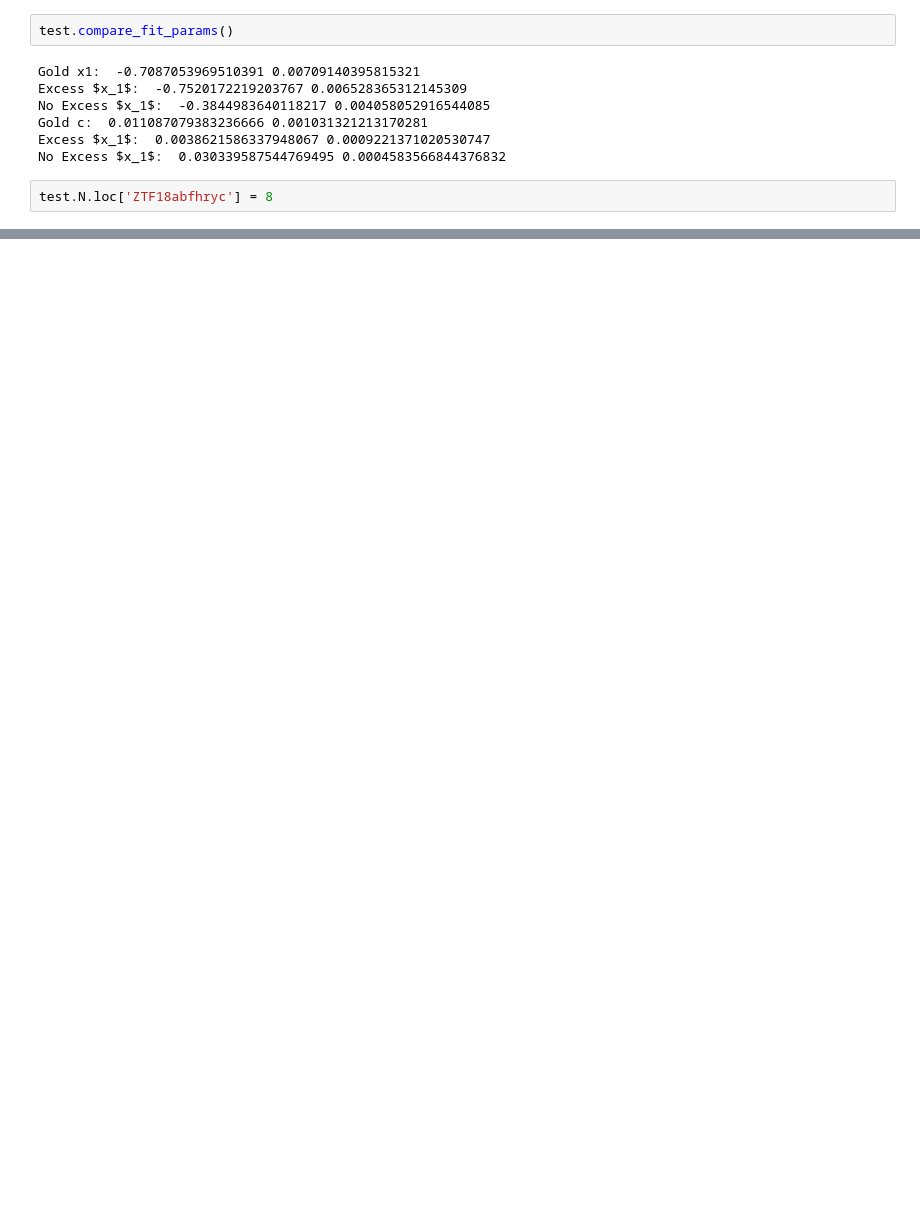
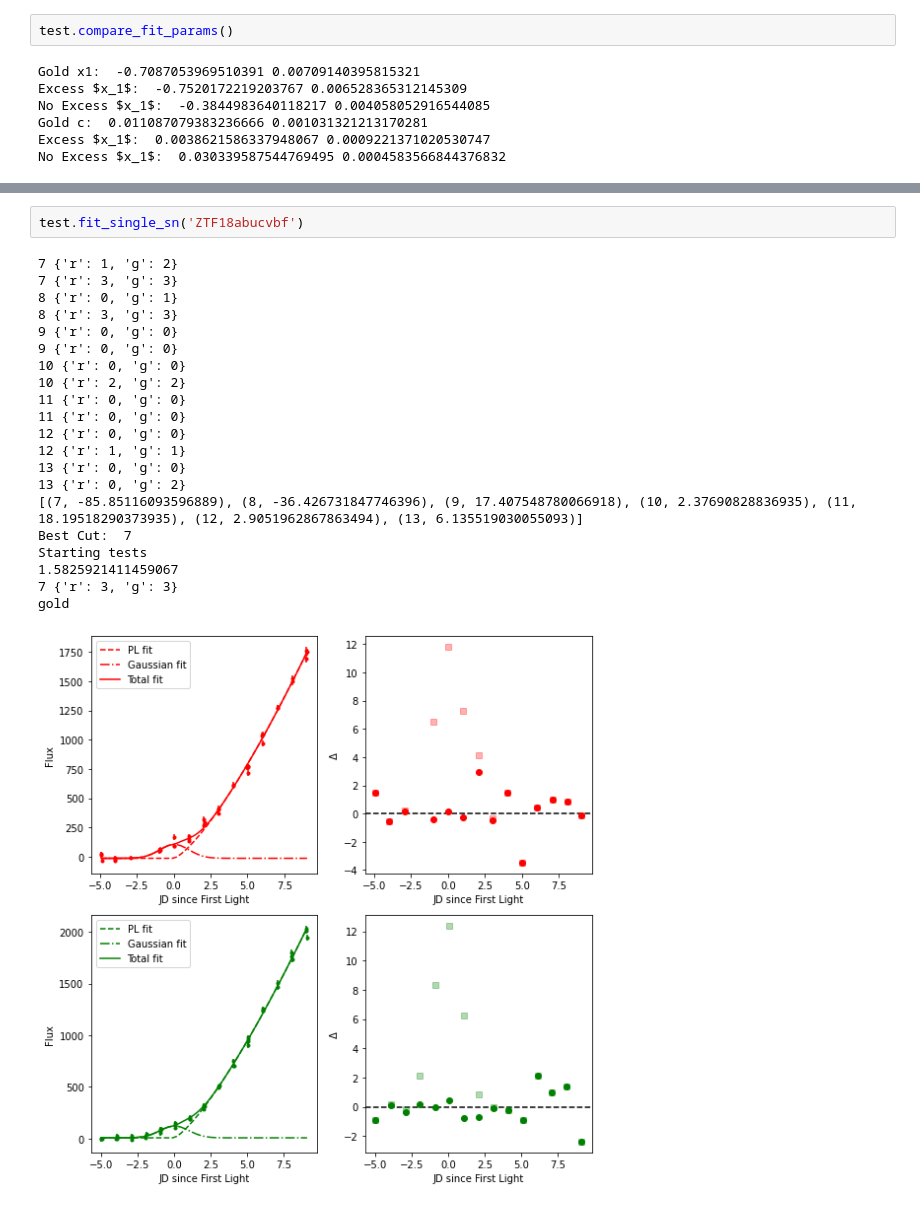
Before and after one commit to Christine8888/earlySN, a Jupyter notebook: Package testing 2.ipynb, the cells around one changed output, grey strips where cells are left out. Saved outputs shown, nothing was run; the diff lists cells and outputs as text; blank space fills up the shorter version.

```diff
--- a/Package testing 2.ipynb
+++ b/Package testing 2.ipynb
@@ -145,5 +116,3 @@ No Excess $x_1$:  -0.3844983640118217 0.004058052916544085
 Gold c:  0.011087079383236666 0.001031321213170281
 Excess $x_1$:  0.0038621586337948067 0.0009221371020530747
 No Excess $x_1$:  0.030339587544769495 0.0004583566844376832
-# %%
-test.N.loc['ZTF18abfhryc'] = 8
@@ -153,0 +119,24 @@ AttributeError: 'Dataset' object has no attribute 'self_stats'
+# %%
+test.fit_single_sn('ZTF18abucvbf')
+# %% [output]
+7 {'r': 1, 'g': 2}
+7 {'r': 3, 'g': 3}
+8 {'r': 0, 'g': 1}
+8 {'r': 3, 'g': 3}
+9 {'r': 0, 'g': 0}
+9 {'r': 0, 'g': 0}
+10 {'r': 0, 'g': 0}
+10 {'r': 2, 'g': 2}
+11 {'r': 0, 'g': 0}
+11 {'r': 0, 'g': 0}
+12 {'r': 0, 'g': 0}
+12 {'r': 1, 'g': 1}
+13 {'r': 0, 'g': 0}
+13 {'r': 0, 'g': 2}
+[(7, -85.85116093596889), (8, -36.426731847746396), (9, 17.407548780066918), (10, 2.37690828836935), (11, 18.19518290373935), (12, 2.9051962867863494), (13, 6.135519030055093)]
+Best Cut:  7
+Starting tests
+1.5825921411459067
+7 {'r': 3, 'g': 3}
+gold
+[figure, added]
```
Also changed, not shown: parts of 14 cells of this notebook, 8 other files.
